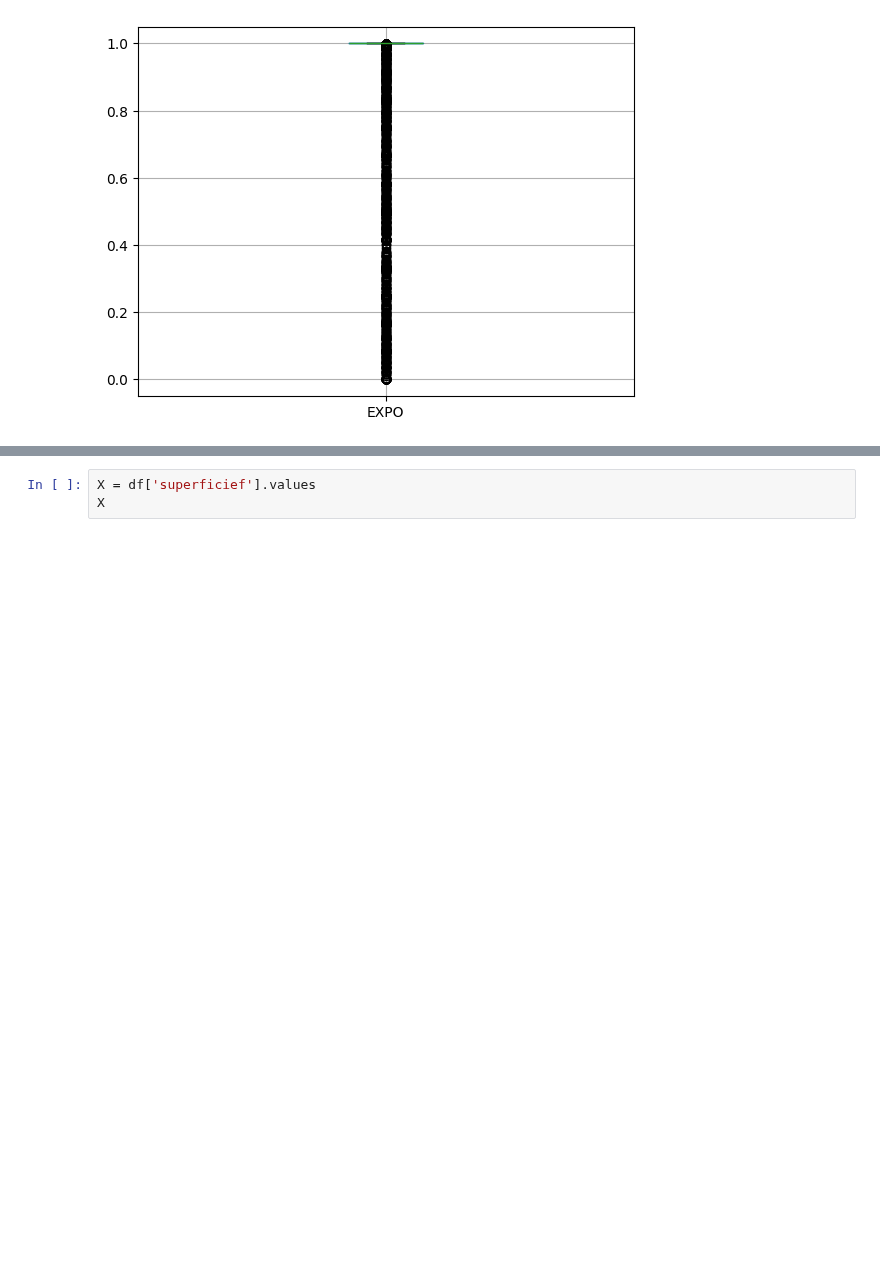
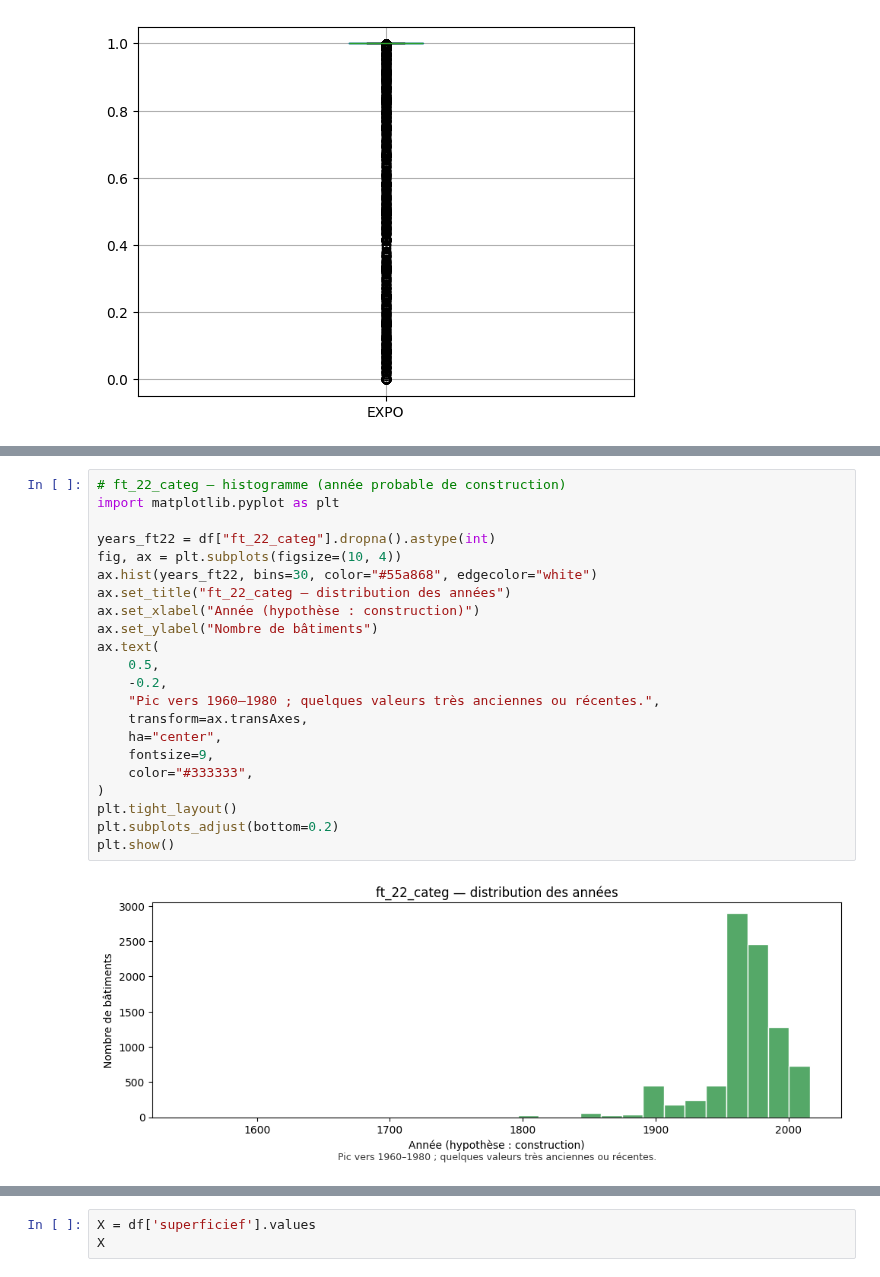
Before and after one commit to NassimEH/Projet_Generali_MAIA, a Jupyter notebook: Projet.ipynb, the cells around one changed output, grey strips where cells are left out. Cells and saved outputs as stored; diff of their text form; blank space fills up the shorter version.

```diff
--- a/Projet.ipynb
+++ b/Projet.ipynb
@@ -388,0 +405,24 @@ df.boxplot(column=['ft_2_categ'])
+# %%
+# ft_22_categ — histogramme (année probable de construction)
+import matplotlib.pyplot as plt
+
+years_ft22 = df["ft_22_categ"].dropna().astype(int)
+fig, ax = plt.subplots(figsize=(10, 4))
+ax.hist(years_ft22, bins=30, color="#55a868", edgecolor="white")
+ax.set_title("ft_22_categ — distribution des années")
+ax.set_xlabel("Année (hypothèse : construction)")
+ax.set_ylabel("Nombre de bâtiments")
+ax.text(
+    0.5,
+    -0.2,
+    "Pic vers 1960–1980 ; quelques valeurs très anciennes ou récentes.",
+    transform=ax.transAxes,
+    ha="center",
+    fontsize=9,
+    color="#333333",
+)
+plt.tight_layout()
+plt.subplots_adjust(bottom=0.2)
+plt.show()
+# %% [output]
+[figure, added]
```
Also changed, not shown: parts of 74 cells of this notebook, 6 other files.
